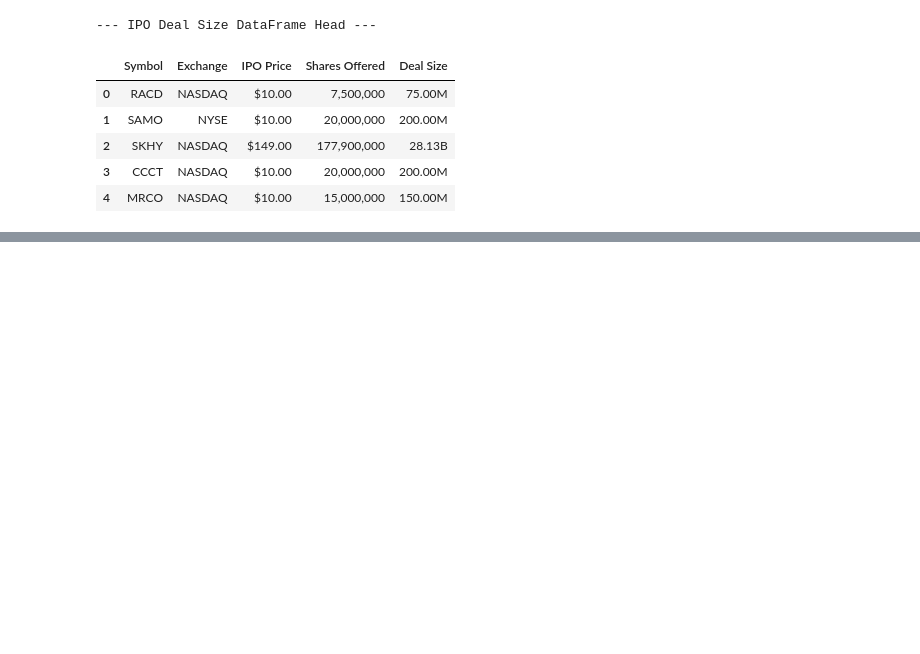
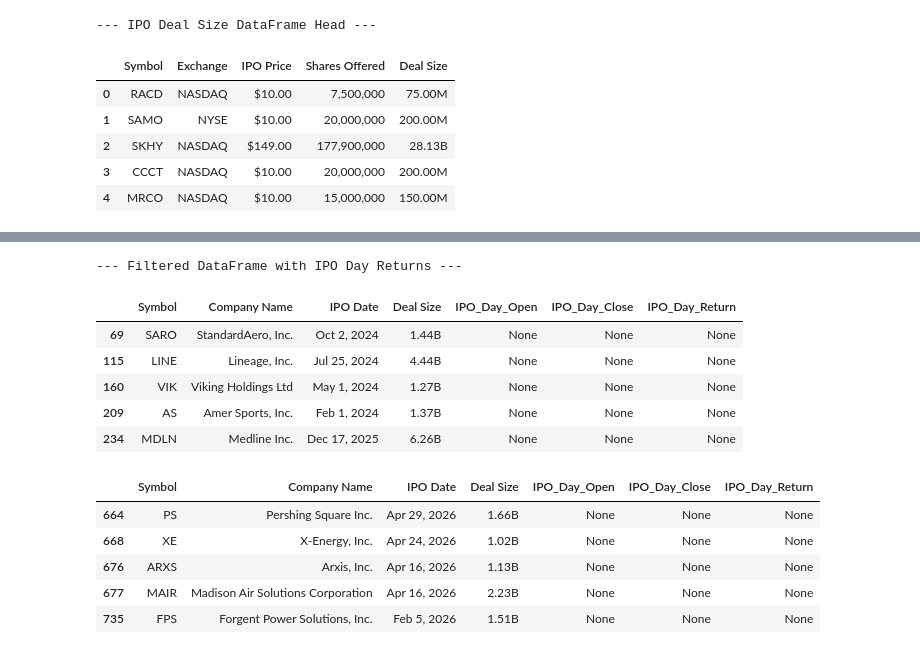
Before and after one commit to jhenningsen/Equity_Analysis, a Jupyter notebook: Misc/IPO.ipynb, the cells around one changed output, grey strips where cells are left out. Saved outputs shown, nothing was run; the diff lists cells and outputs as text; code cells hidden in the pictures; blank space fills up the shorter version.

```diff
--- a/Misc/IPO.ipynb
+++ b/Misc/IPO.ipynb
@@ -149,0 +258,18 @@ Merge complete. The `consolidated_df_with_deal_size` DataFrame now includes 'Dea
+# %%
+print("--- Filtered DataFrame with IPO Day Returns ---")
+display(filtered_df[['Symbol', 'Company Name', 'IPO Date', 'Deal Size', 'IPO_Day_Open', 'IPO_Day_Close', 'IPO_Day_Return']].head())
+display(filtered_df[['Symbol', 'Company Name', 'IPO Date', 'Deal Size', 'IPO_Day_Open', 'IPO_Day_Close', 'IPO_Day_Return']].tail())
+# %% [output]
+--- Filtered DataFrame with IPO Day Returns ---
+|  | Symbol | Company Name | IPO Date | Deal Size | IPO_Day_Open | IPO_Day_Close | IPO_Day_Return |
+| 69 | SARO | StandardAero, Inc. | Oct 2, 2024 | 1.44B | None | None | None |
+| 115 | LINE | Lineage, Inc. | Jul 25, 2024 | 4.44B | None | None | None |
+| 160 | VIK | Viking Holdings Ltd | May 1, 2024 | 1.27B | None | None | None |
+| 209 | AS | Amer Sports, Inc. | Feb 1, 2024 | 1.37B | None | None | None |
+| 234 | MDLN | Medline Inc. | Dec 17, 2025 | 6.26B | None | None | None |
+|  | Symbol | Company Name | IPO Date | Deal Size | IPO_Day_Open | IPO_Day_Close | IPO_Day_Return |
+| 664 | PS | Pershing Square Inc. | Apr 29, 2026 | 1.66B | None | None | None |
+| 668 | XE | X-Energy, Inc. | Apr 24, 2026 | 1.02B | None | None | None |
+| 676 | ARXS | Arxis, Inc. | Apr 16, 2026 | 1.13B | None | None | None |
+| 677 | MAIR | Madison Air Solutions Corporation | Apr 16, 2026 | 2.23B | None | None | None |
+| 735 | FPS | Forgent Power Solutions, Inc. | Feb 5, 2026 | 1.51B | None | None | None |
```
Also changed, not shown: parts of 4 cells of this notebook.
